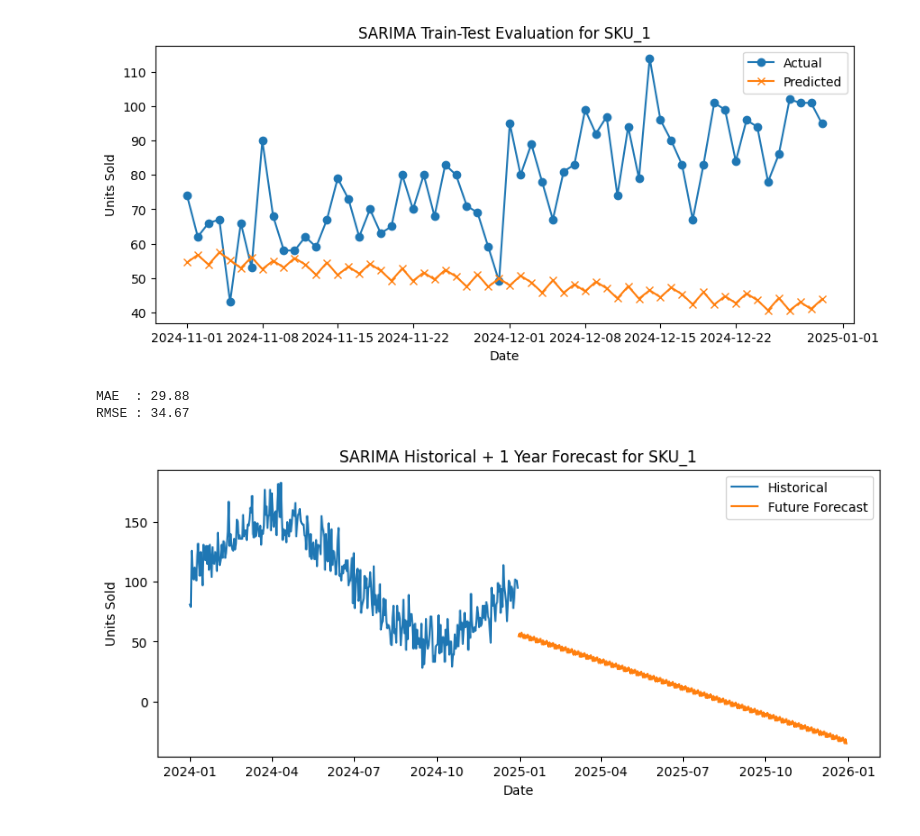
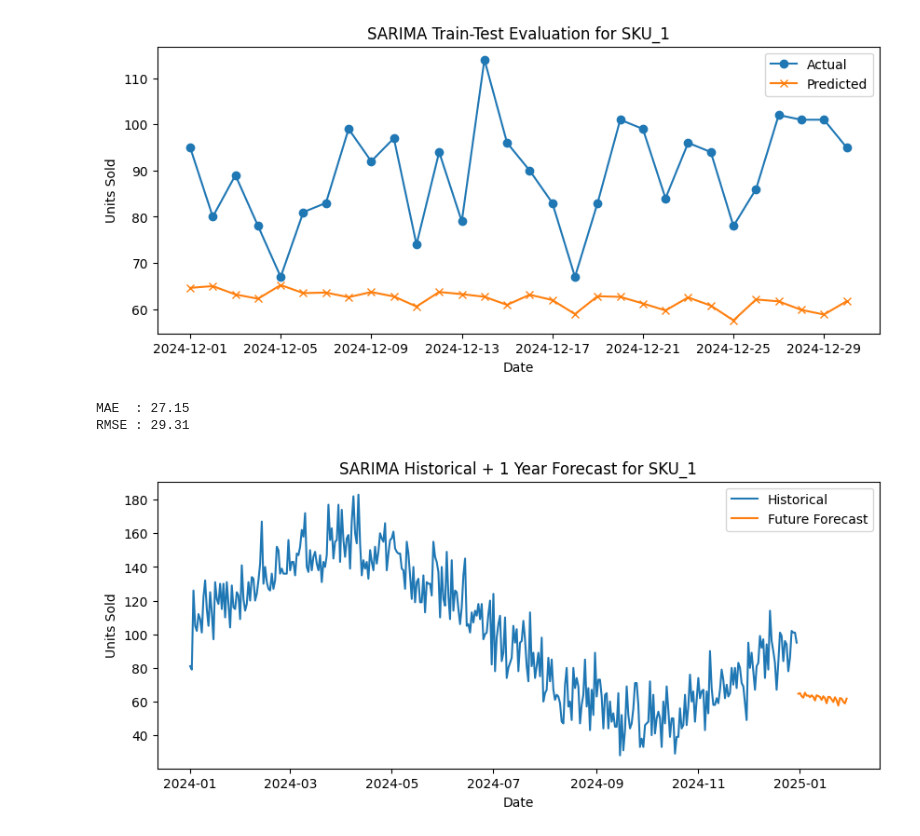
Before and after one commit to catana-11/ttl-inventory-mgm-utils, a Jupyter notebook: sarima.ipynb, the cells around one changed output. Cells and saved outputs as stored; diff of their text form; code cells hidden in the pictures.

```diff
--- a/sarima.ipynb
+++ b/sarima.ipynb
@@ -13,7 +13,7 @@ sku_df = df[df["SKU_ID"] == sku].sort_values("Date")
 
 ts = sku_df.set_index("Date")["Units_Sold"].asfreq("D")
 # %%
-split_days = 60
+split_days = 30
 
 train = ts[:-split_days]
 test = ts[-split_days:]
@@ -21,7 +21,7 @@ test = ts[-split_days:]
 model = SARIMAX(
     train,
     order=(2,1,3),
-    seasonal_order=(1,1,1,365),   # yearly seasonality
+    seasonal_order=(1,1,1,7),   # weekly seasonality
     enforce_stationarity=False,
     enforce_invertibility=False
 )
@@ -39,7 +39,7 @@ plt.xlabel("Date")
 plt.ylabel("Units Sold")
 plt.show()
 # %% [output]
-[figure, old version]
+[figure, new version]
 # %%
 mae = np.mean(np.abs(test.values - forecast.values))
 rmse = np.sqrt(np.mean((test.values - forecast.values)**2))
@@ -47,27 +47,27 @@ rmse = np.sqrt(np.mean((test.values - forecast.values)**2))
 print(f"MAE  : {mae:.2f}")
 print(f"RMSE : {rmse:.2f}")
 # %% [output]
-MAE  : 29.88
-RMSE : 34.67
+MAE  : 27.15
+RMSE : 29.31
 # %%
-steps = 365
+steps = 30
 
 forecast_future = fit.forecast(steps=steps)
 
 future_dates = pd.date_range(
     start=ts.index.max() + pd.Timedelta(days=1),
     periods=steps,
     freq="D"
 )
 
 
 plt.figure(figsize=(10,4))
 plt.plot(ts.index, ts.values, label="Historical")
 plt.plot(future_dates, forecast_future.values, label="Future Forecast")
 plt.legend()
 plt.title(f"SARIMA Historical + 1 Year Forecast for {sku}")
 plt.xlabel("Date")
 plt.ylabel("Units Sold")
 plt.show()
 # %% [output]
-[figure, old version]
+[figure, new version]
```
Also changed, not shown: 10 other files.
